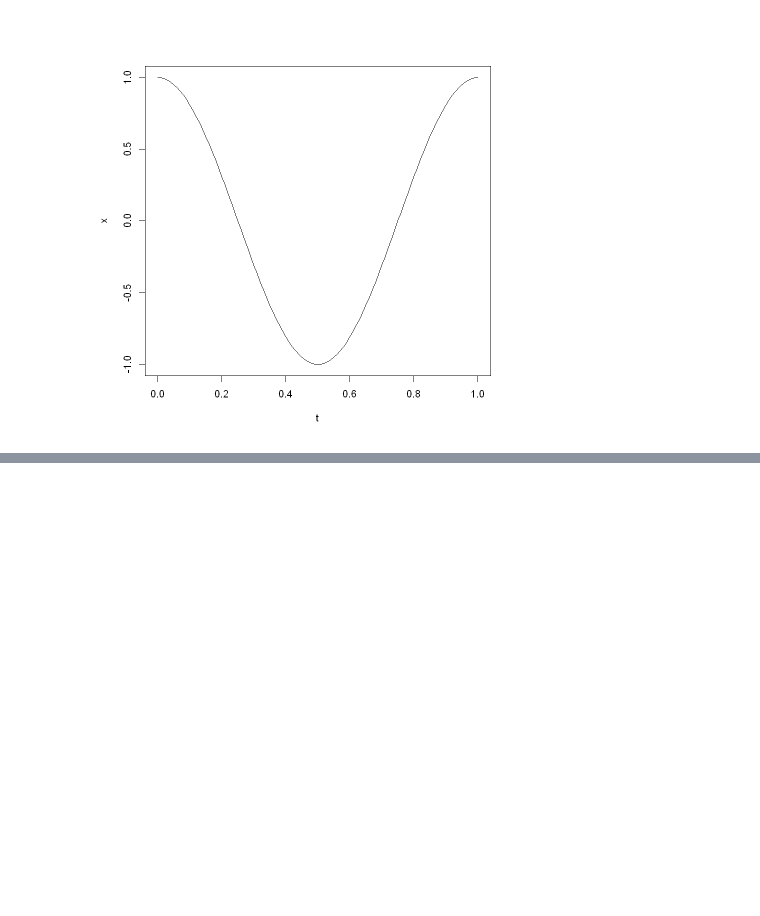
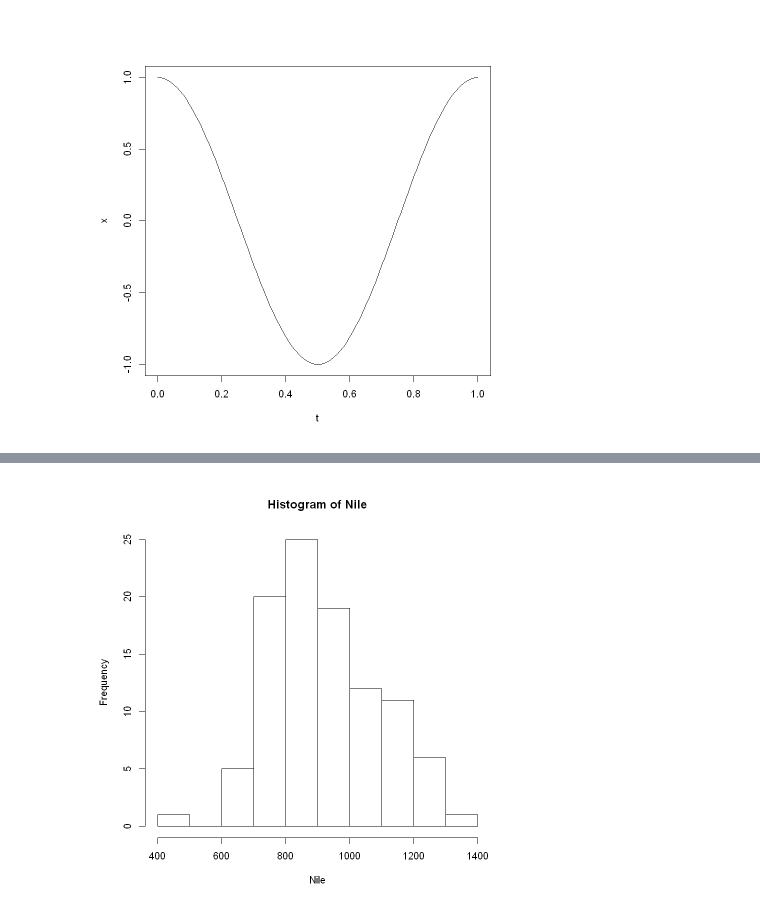
Before and after one commit to young-hun-jo/SCH_Univ_Course, a Jupyter notebook: Unstructured_data/tidyverse_technical_Statistics.ipynb, the cells around one changed output, grey strips where cells are left out. Cells and saved outputs as stored; diff of their text form; code cells hidden in the pictures; blank space fills up the shorter version.

```diff
--- a/Unstructured_data/tidyverse_technical_Statistics.ipynb
+++ b/Unstructured_data/tidyverse_technical_Statistics.ipynb
@@ -316,0 +347,4 @@ y
+# %%
+hist(Nile)
+# %% [output]
+[figure, added]
```
Also changed, not shown: parts of 6 cells of this notebook, 1 other file.
